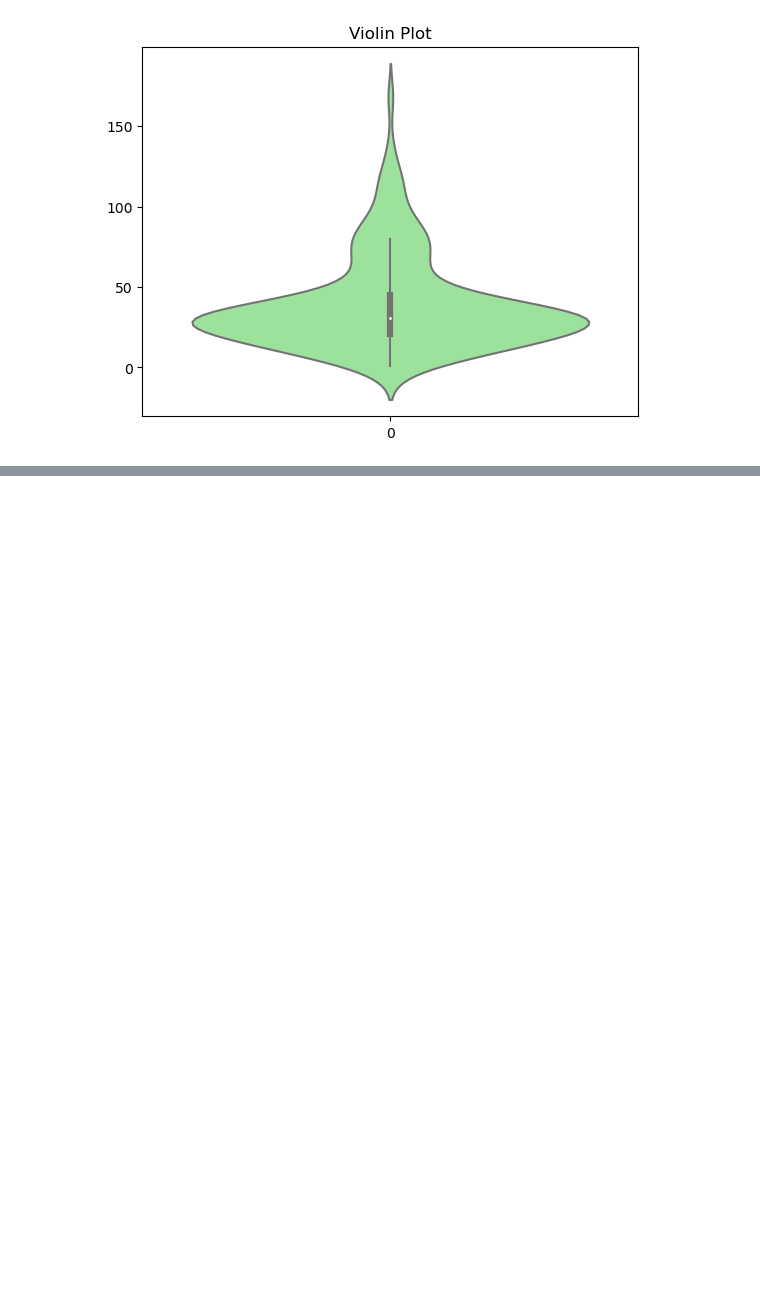
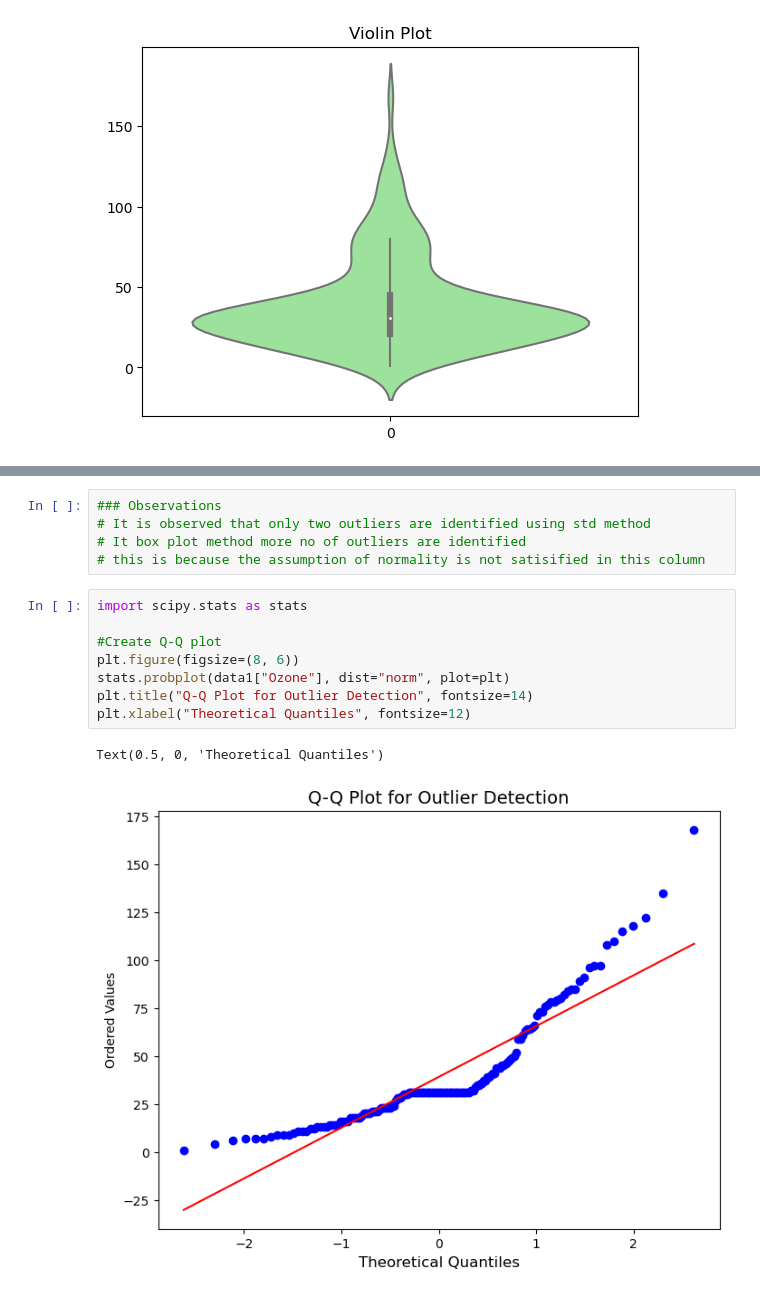
Before and after one commit to deepikareddy-22/AIML-TASK, a Jupyter notebook: EDA1_Practice.ipynb, the cells around one changed output, grey strips where cells are left out. Drawn from its saved outputs; the diff is of its cells as text; blank space fills up the shorter version.

```diff
--- a/EDA1_Practice.ipynb
+++ b/EDA1_Practice.ipynb
@@ -310,0 +355,16 @@ plt.show()
+# %%
+### Observations
+# It is observed that only two outliers are identified using std method
+# It box plot method more no of outliers are identified
+# this is because the assumption of normality is not satisified in this column
+# %%
+import scipy.stats as stats
+
+#Create Q-Q plot
+plt.figure(figsize=(8, 6))
+stats.probplot(data1["Ozone"], dist="norm", plot=plt)
+plt.title("Q-Q Plot for Outlier Detection", fontsize=14)
+plt.xlabel("Theoretical Quantiles", fontsize=12)
+# %% [output]
+Text(0.5, 0, 'Theoretical Quantiles')
+[figure, added]
```
Also changed, not shown: parts of 7 cells of this notebook.
